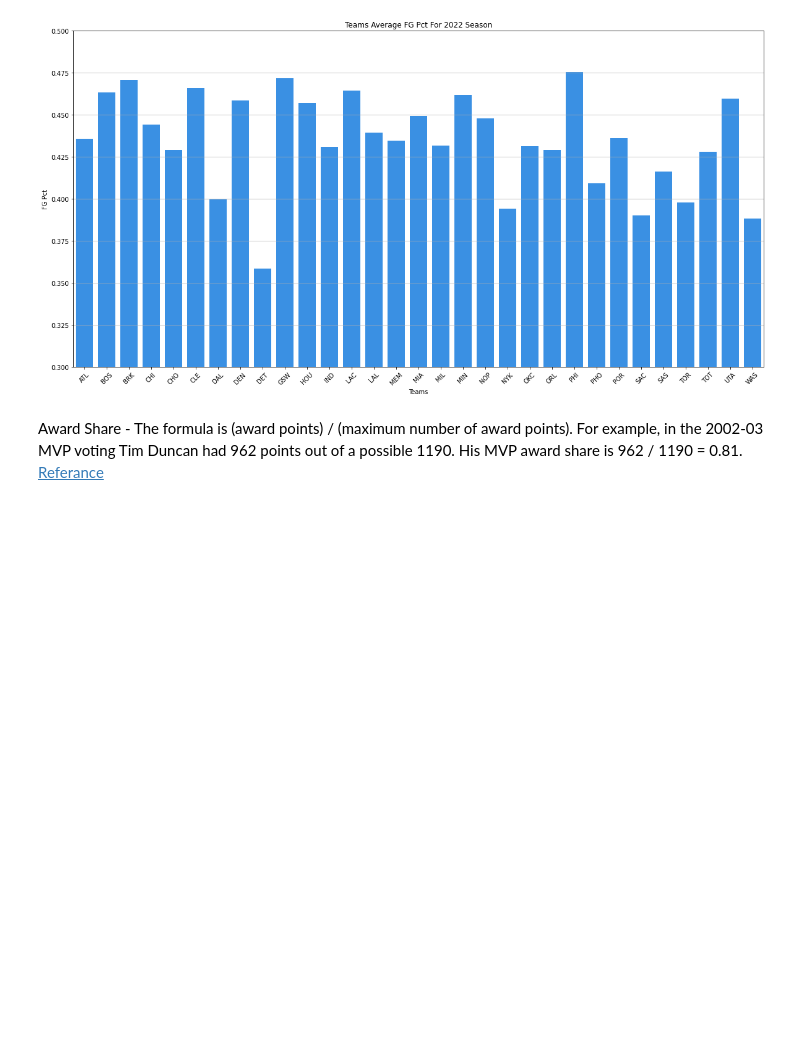
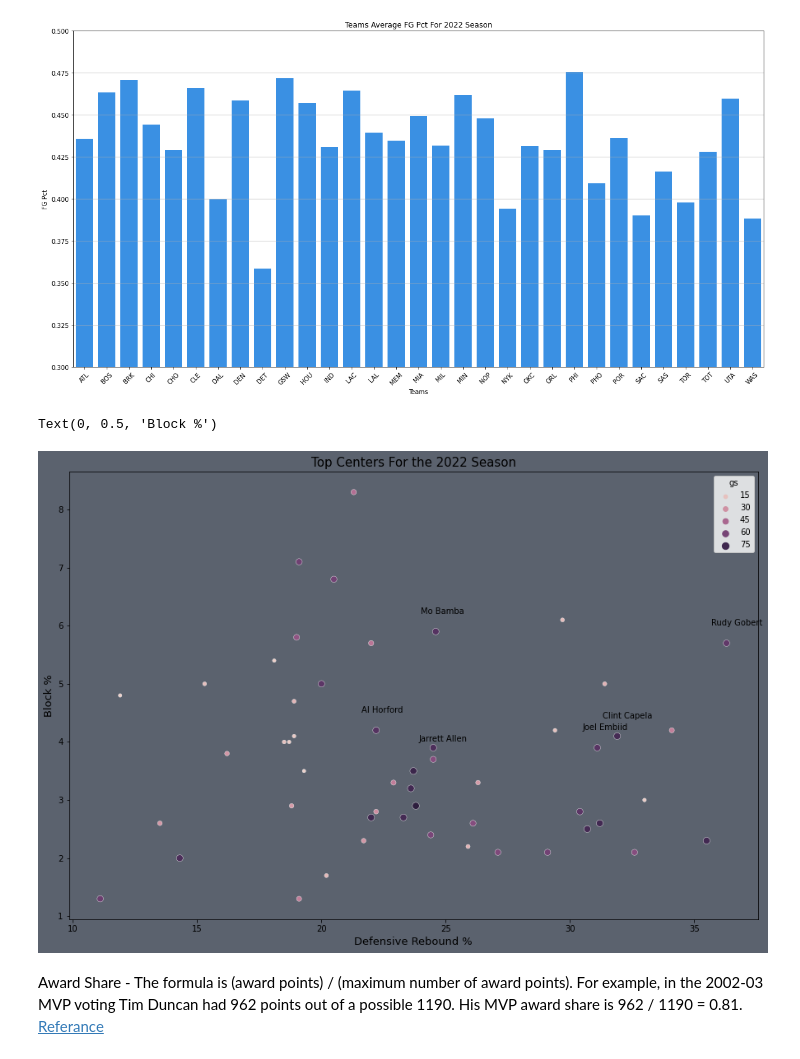
Before and after one commit to SpencerReno/NBA, a Jupyter notebook: main.ipynb, the cells around one changed output. Saved outputs shown, nothing was run; the diff lists cells and outputs as text; code cells hidden in the pictures; blank space fills up the shorter version.

```diff
--- a/main.ipynb
+++ b/main.ipynb
@@ -110,6 +110,32 @@ plt.grid(axis='y')
 plt.show()
 # %% [output]
 [figure]
+# %%
+fig = plt.figure(figsize=(15,10))
+
+centers = data[(data['pos'] == 'C') & (data['season'] == 2022)]
+centers = centers[centers['gs'] >= 10]
+
+ax = sns.scatterplot(centers['drb_pct'], centers['blk_pct'], hue=centers['gs'], markers='.', size=centers['gs'])
+fig.set_facecolor('#5b626e')
+ax.set_facecolor('#5b626e')
+
+a = pd.concat({'x': centers['drb_pct'], 'y': centers['blk_pct'], 'val': centers['player'], 'gs' : centers['gs']}, axis=1)
+
+a.sort_values(by='x', ascending=True)
+
+x = 0
+for i, point in a.iterrows():
+    if x<=5 and point['x']  >= 20 and point['y'] >=3 and point['gs'] >=45:
+        ax.text(point['x']-.6, point['y']+.3, str(point['val']))
+        x +=1
+
+plt.title('Top Centers For the 2022 Season', fontsize=15)
+plt.xlabel('Defensive Rebound %', fontsize=13)
+plt.ylabel('Block %', fontsize=13)
+# %% [output]
+Text(0, 0.5, 'Block %')
+[figure, added]
 # %% [markdown]
 Award Share - The formula is (award points) / (maximum number of award points). For example, in the 2002-03 MVP voting Tim Duncan had 962 points out of a possible 1190. His MVP award share is 962 / 1190 = 0.81. [Referance](https://www.basketball-reference.com/about/glossary.html)
 # %% [markdown]
```
